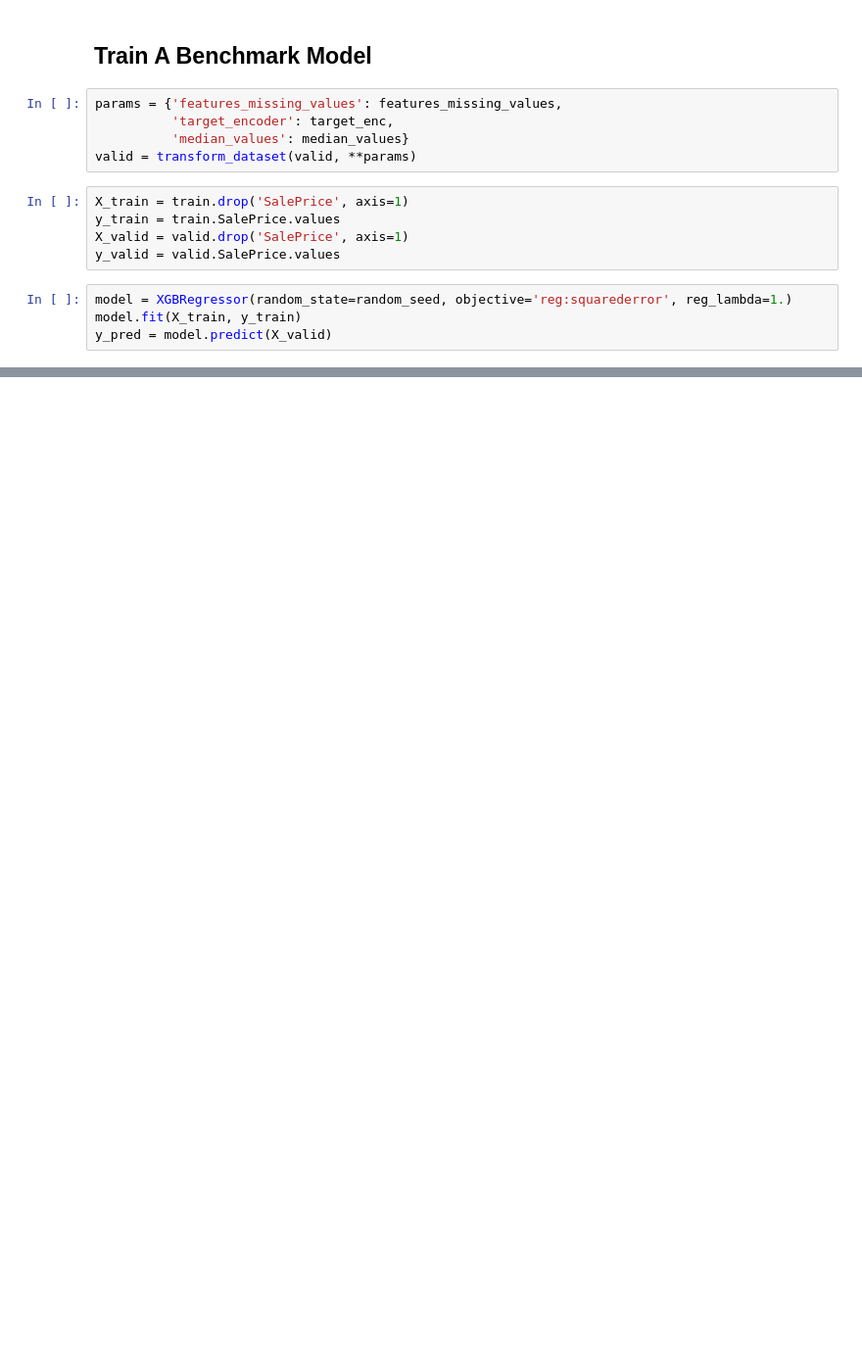
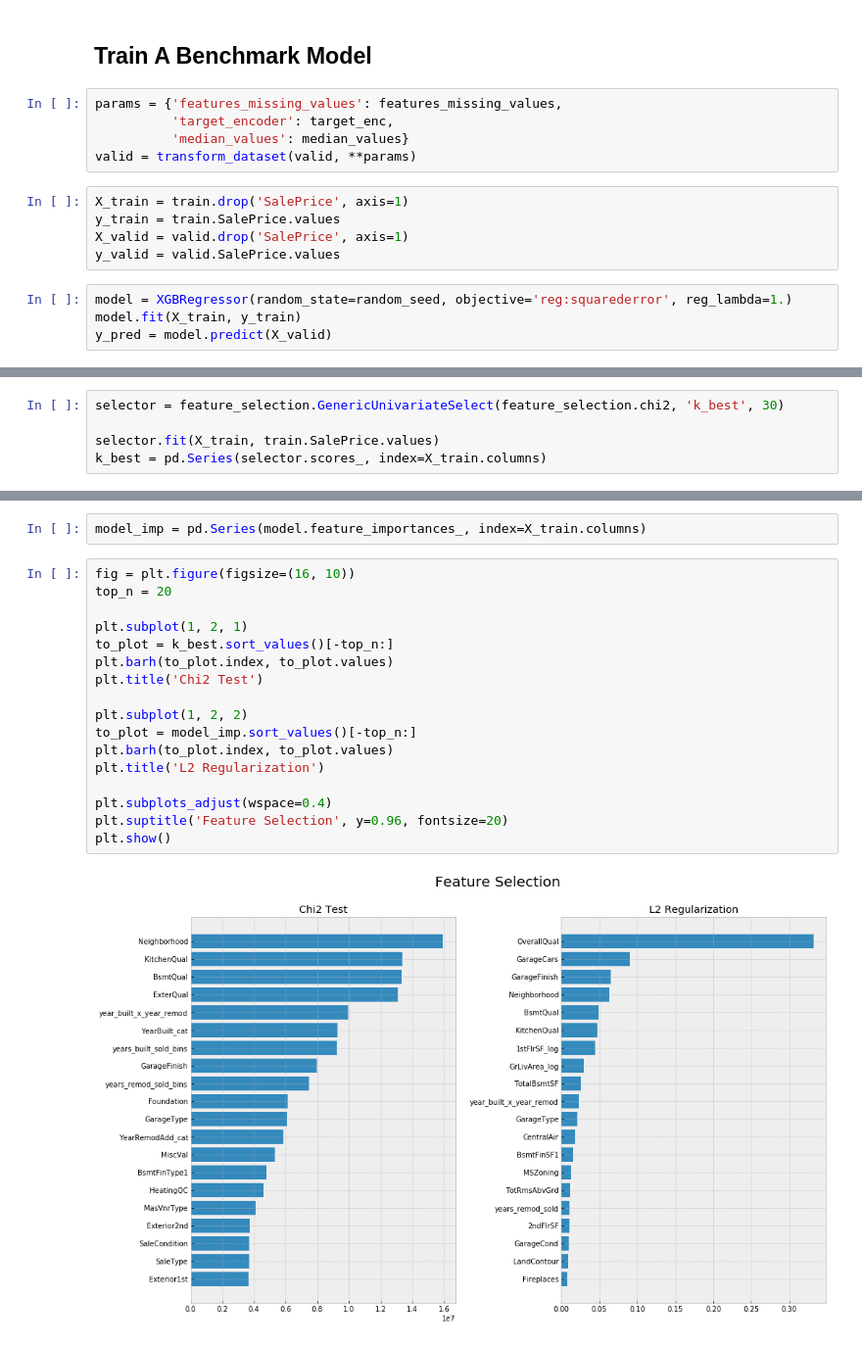
Before and after one commit to rossrco/ames_housing_ml, a Jupyter notebook: eda.ipynb, the cells around one changed output, grey strips where cells are left out. Shown at 98% size. Saved outputs shown, nothing was run; the diff lists cells and outputs as text; blank space fills up the shorter version.

```diff
--- a/eda.ipynb
+++ b/eda.ipynb
@@ -269,0 +289,5 @@ The maximal error is: 134126
+# %%
+selector = feature_selection.GenericUnivariateSelect(feature_selection.chi2, 'k_best', 30)
+
+selector.fit(X_train, train.SalePrice.values)
+k_best = pd.Series(selector.scores_, index=X_train.columns)
@@ -269,0 +296,21 @@ The maximal error is: 134126
+# %%
+model_imp = pd.Series(model.feature_importances_, index=X_train.columns)
+# %%
+fig = plt.figure(figsize=(16, 10))
+top_n = 20
+
+plt.subplot(1, 2, 1)
+to_plot = k_best.sort_values()[-top_n:]
+plt.barh(to_plot.index, to_plot.values)
+plt.title('Chi2 Test')
+
+plt.subplot(1, 2, 2)
+to_plot = model_imp.sort_values()[-top_n:]
+plt.barh(to_plot.index, to_plot.values)
+plt.title('L2 Regularization')
+
+plt.subplots_adjust(wspace=0.4)
+plt.suptitle('Feature Selection', y=0.96, fontsize=20)
+plt.show()
+# %% [output]
+[figure, added]
```
Also changed, not shown: parts of 11 cells of this notebook.
